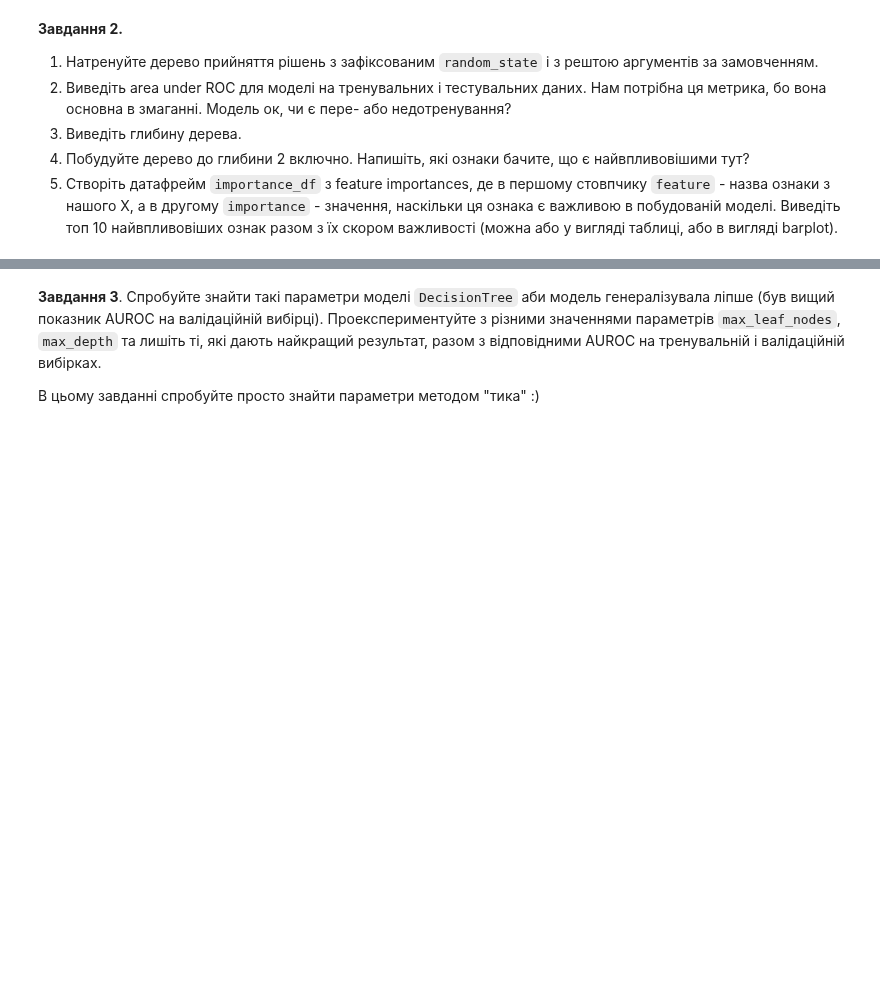
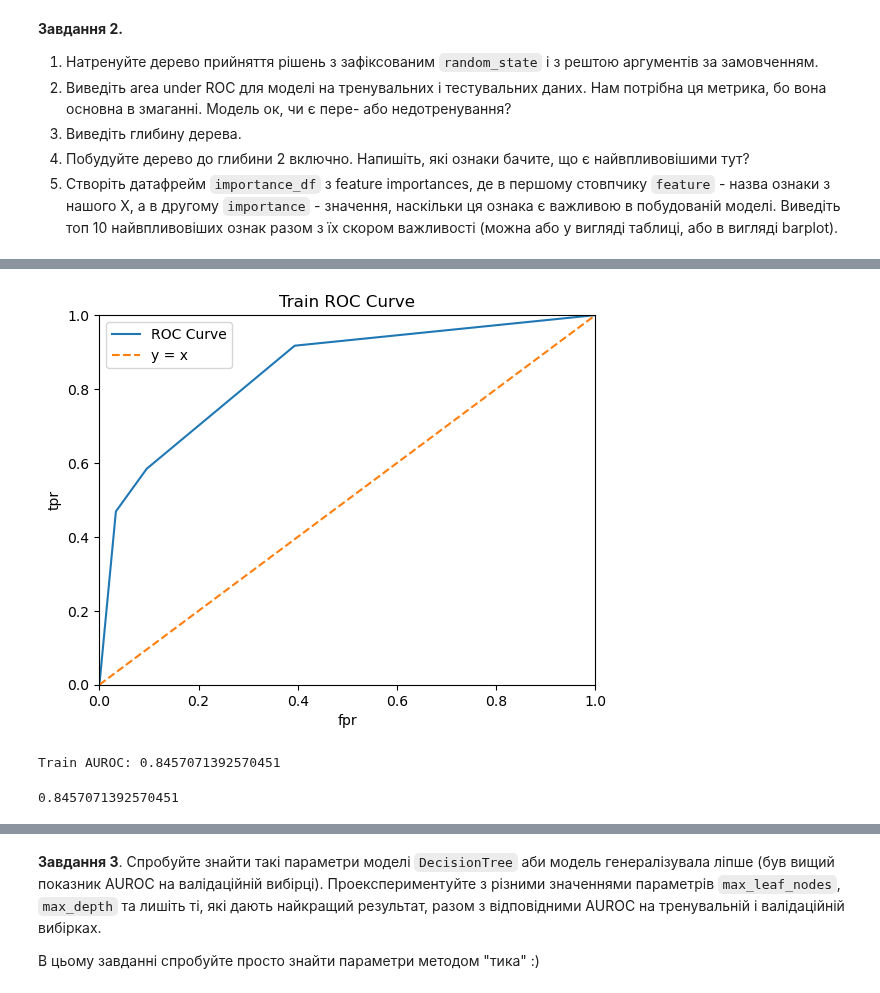
Before and after one commit to spznk/mlds_tasks, a Jupyter notebook: md2/topic2.3/HW_2_3_Дерева_прийняття_рішень.ipynb, the cells around one changed output, grey strips where cells are left out. Drawn from its saved outputs; the diff is of its cells as text; code cells hidden in the pictures; blank space fills up the shorter version.

```diff
--- a/md2/topic2.3/HW_2_3_Дерева_прийняття_рішень.ipynb
+++ b/md2/topic2.3/HW_2_3_Дерева_прийняття_рішень.ipynb
@@ -59,0 +123,7 @@ print(preprocessed_data.categorical_cols, preprocessed_data.numeric_cols)
+# %%
+# Show results for Train
+predict_and_get_auroc(model_depth_2, 'Train', data.X_train, data.y_train, True)
+# %% [output]
+[figure, added]
+Train AUROC: 0.8457071392570451
+0.8457071392570451
```
Also changed, not shown: parts of 32 cells of this notebook, 5 other files.
